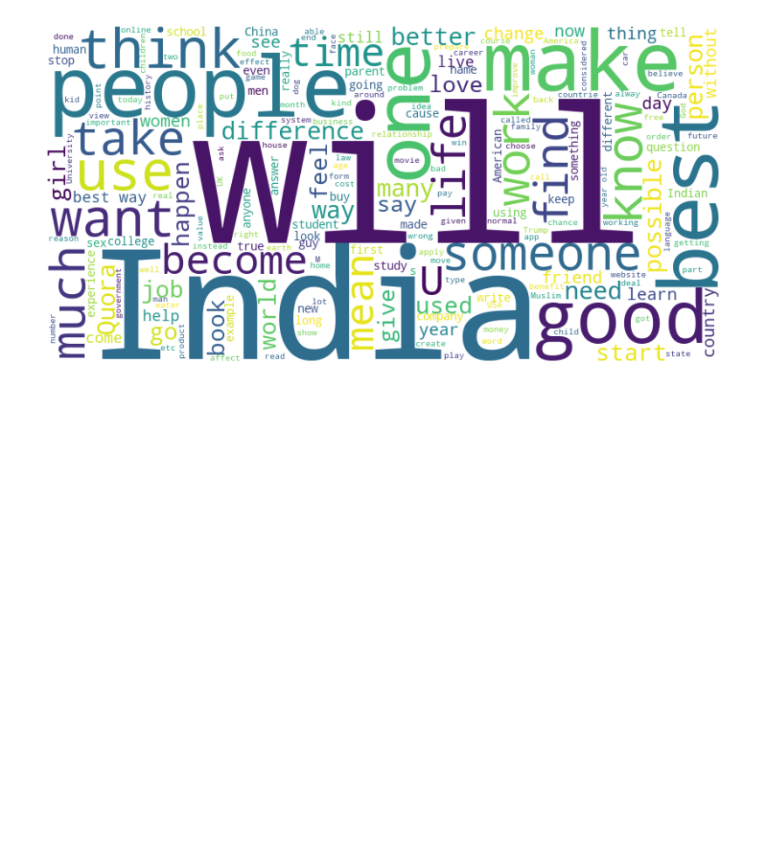
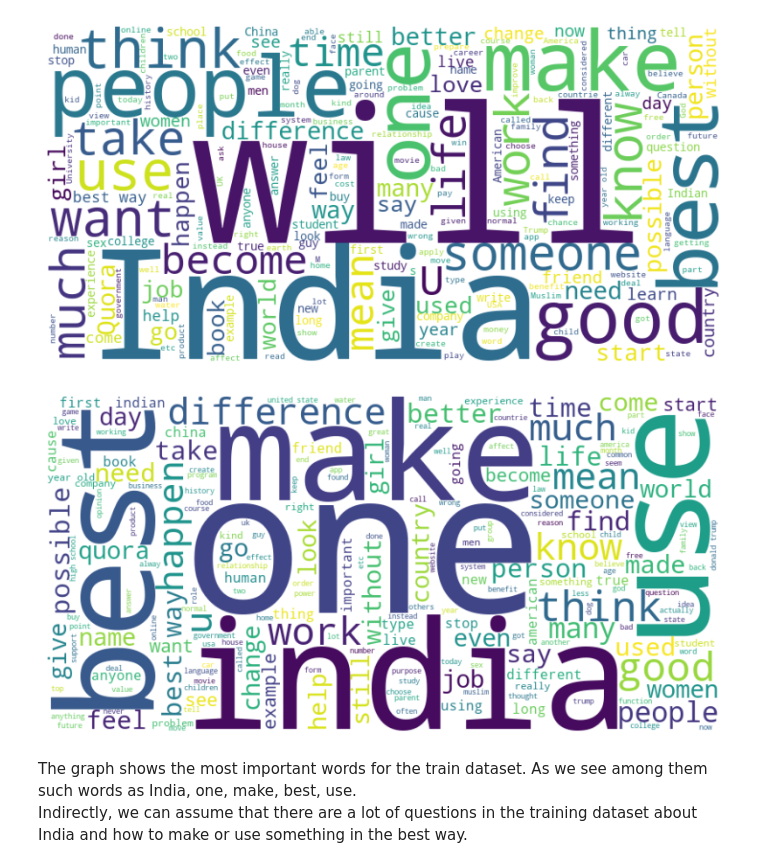
Before and after one commit to chernikovmaksim/ODS_NLP_spring_2023, a Jupyter notebook: notebooks/1. EDA.ipynb, the cells around one changed output. Saved outputs shown, nothing was run; the diff lists cells and outputs as text; code cells hidden in the pictures; blank space fills up the shorter version.

```diff
--- a/notebooks/1. EDA.ipynb
+++ b/notebooks/1. EDA.ipynb
@@ -212,3 +276,16 @@ plt.axis("off")
 plt.show()
 # %% [output]
 [figure]
+# %%
+wordcloud = WordCloud(background_color="white", width=800, height=400).generate(
+    "".join(map(str, train.question_text_prep)))
+
+plt.figure(figsize=(20, 5))
+plt.imshow(wordcloud, interpolation="bilinear")
+plt.axis("off")
+plt.show()
+# %% [output]
+[figure, added]
+# %% [markdown]
+The graph shows the most important words for the train dataset. As we see among them such words as India, one, make, best, use. <br>
+Indirectly, we can assume that there are a lot of questions in the training dataset about India and how to make or use something in the best way. <br>
```
Also changed, not shown: parts of 15 cells of this notebook.
